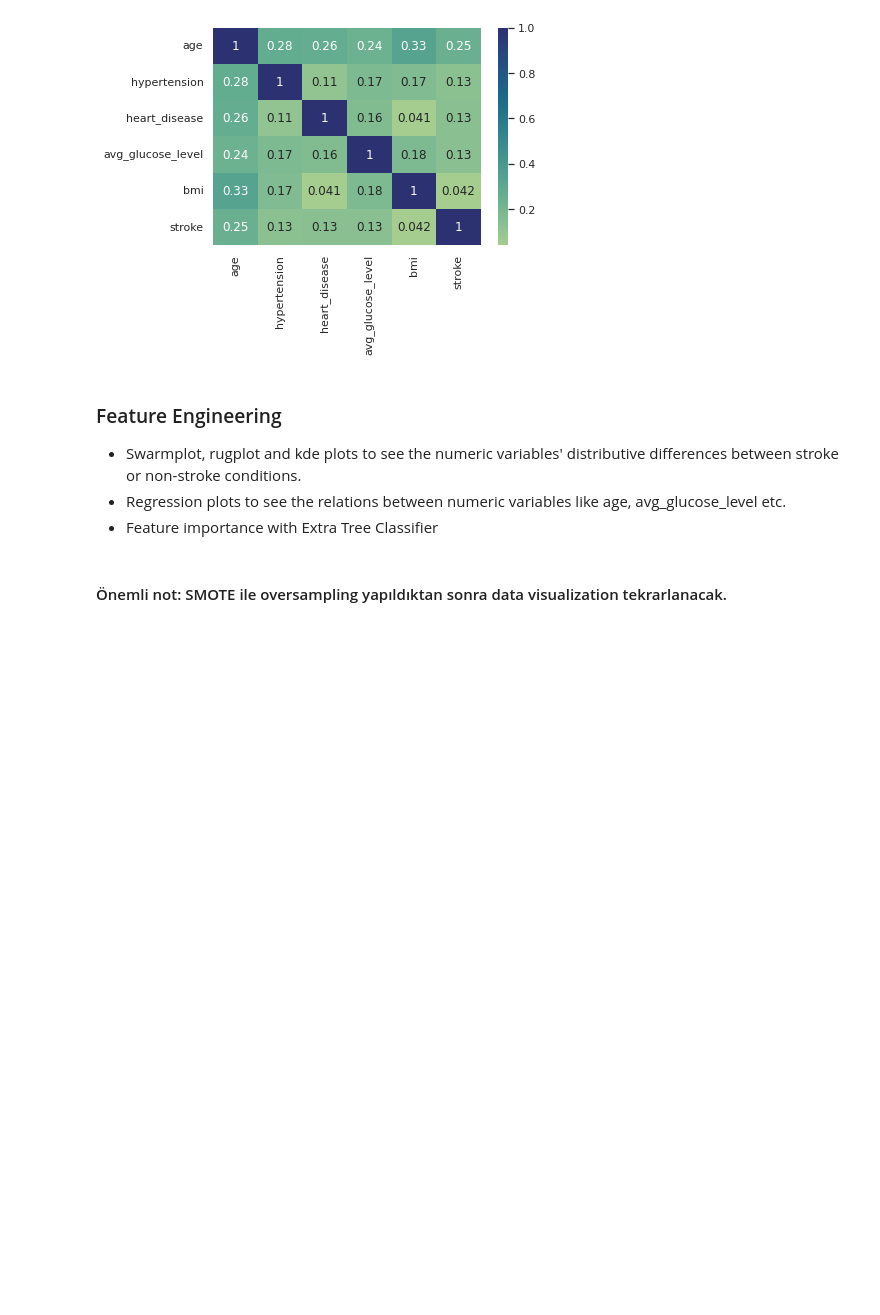
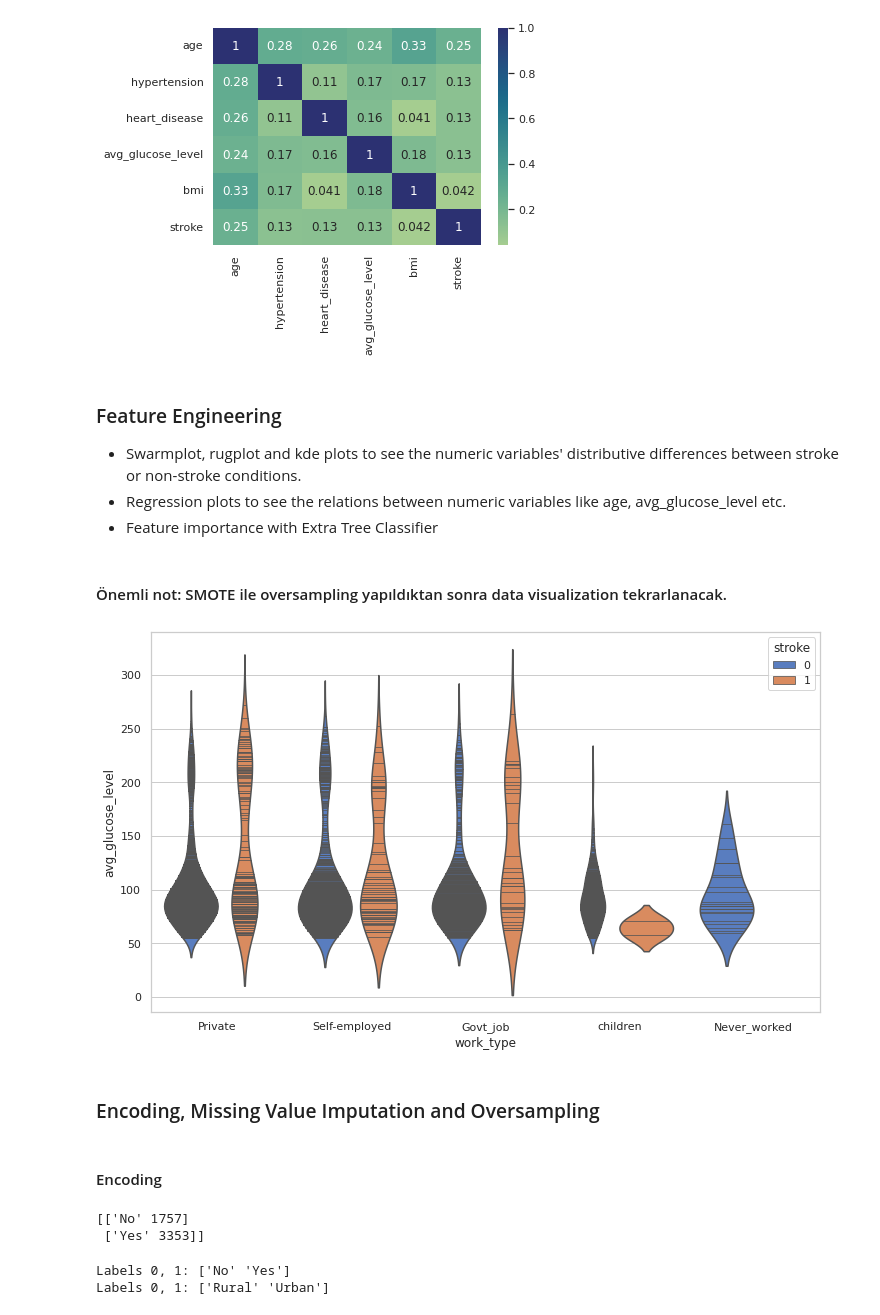
Before and after one commit to emreustundag1618/ML-projects, a Jupyter notebook: stroke-classification/stroke-classification.ipynb, the cells around one changed output. Saved outputs shown, nothing was run; the diff lists cells and outputs as text; code cells hidden in the pictures; blank space fills up the shorter version.

```diff
--- a/stroke-classification/stroke-classification.ipynb
+++ b/stroke-classification/stroke-classification.ipynb
@@ -161,3 +160,14 @@ sns.heatmap(df.corr(), annot = True, cmap = 'crest')
 * Feature importance with Extra Tree Classifier
 # %% [markdown]
 #### Önemli not: SMOTE ile oversampling yapıldıktan sonra data visualization tekrarlanacak.
+# %%
+# Violin plot to visualize each numerical variables by stroke
+plt.figure(figsize = (12, 7))
+sns.violinplot(data = df, x = "work_type", y="avg_glucose_level", hue = 'stroke', inner = 'stick')
+plt.show()
+# %% [output]
+[figure, added]
+# %% [markdown]
+### Encoding, Missing Value Imputation and Oversampling
+# %% [markdown]
+#### Encoding
@@ -163,0 +189,19 @@ sns.heatmap(df.corr(), annot = True, cmap = 'crest')
+# %%
+unique, counts = np.unique(ever_married, return_counts = True)
+print(np.asarray((unique, counts)).T)
+# %% [output]
+[['No' 1757]
+ ['Yes' 3353]]
+# %%
+# Label Encoding for ever_married and residence_type columns which has two labels
+from sklearn.preprocessing import LabelEncoder
+le = LabelEncoder()
+ever_married = le.fit_transform(ever_married)
+ever_married = pd.DataFrame(ever_married, columns = ["ever_married"])
+print("Labels 0, 1:",le.classes_)
+residence_type = le.fit_transform(residence_type)
+residence_type = pd.DataFrame(residence_type, columns = ["residence_type"])
+print("Labels 0, 1:",le.classes_)
+# %% [output]
+Labels 0, 1: ['No' 'Yes']
+Labels 0, 1: ['Rural' 'Urban']
```
Also changed, not shown: parts of 15 cells of this notebook.
